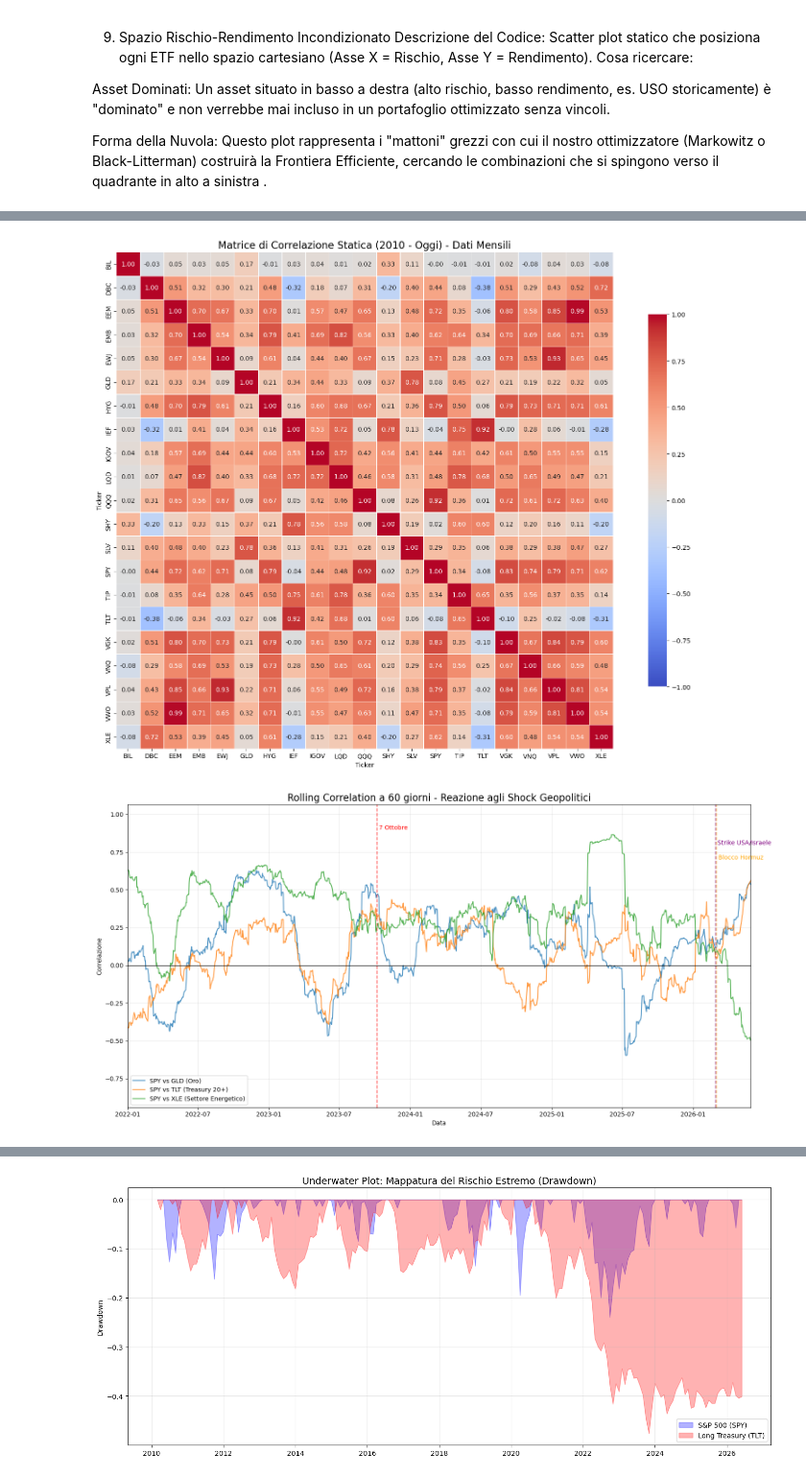
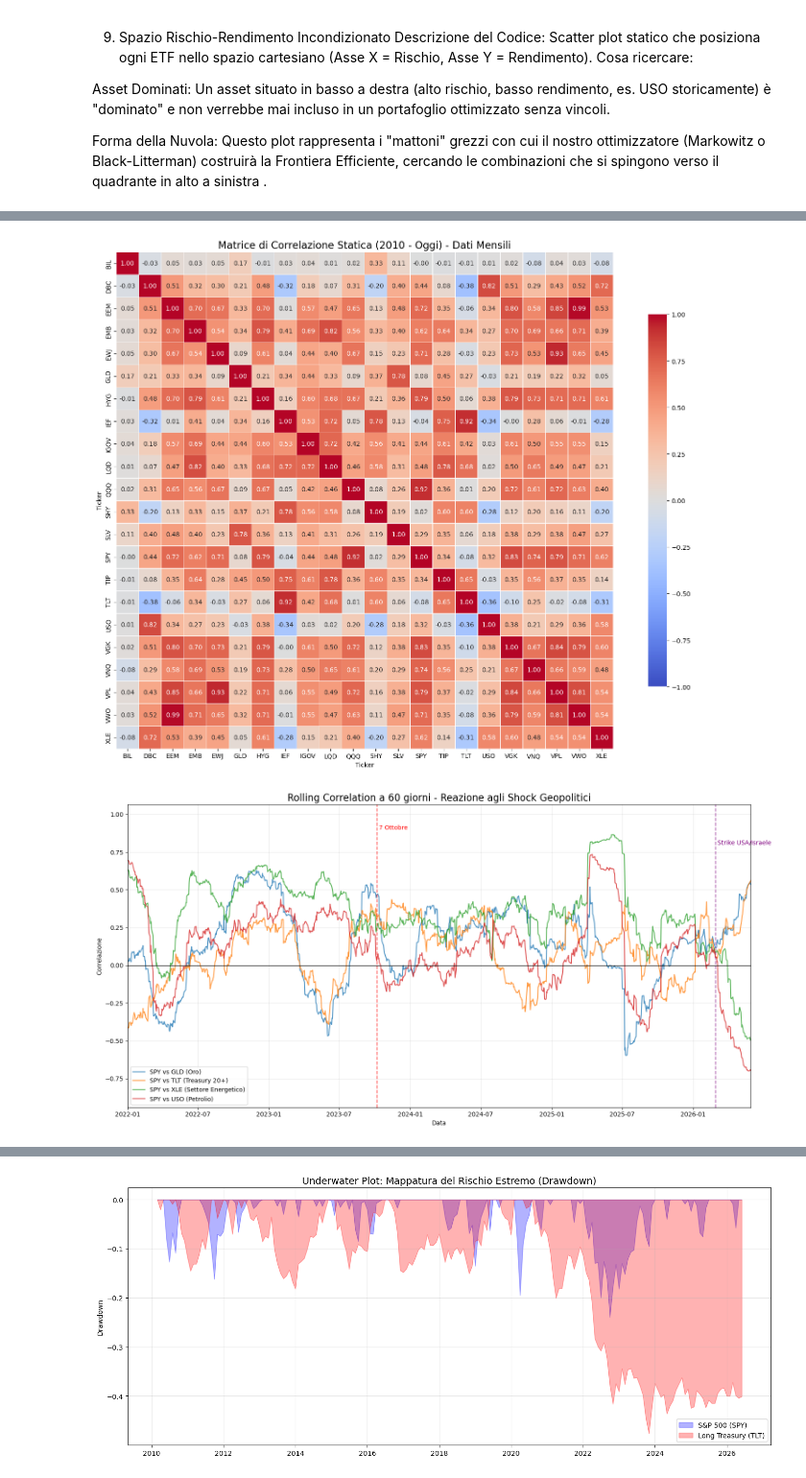
Before and after one commit to aronetommaso/Financial-Market-Analytics, a Jupyter notebook: initial_eda.ipynb, the cells around one changed output, grey strips where cells are left out. Shown at 96% size. Cells and saved outputs as stored; diff of their text form; code cells hidden in the pictures.

```diff
--- a/initial_eda.ipynb
+++ b/initial_eda.ipynb
@@ -17,7 +17,7 @@ etf_universe = {
     "TLT": "20+Y Treasury", "IGOV": "Intl Treasury", "EMB": "EM Bond USD",
     "LQD": "IG Corporate", "HYG": "High Yield", "GLD": "Gold",
     "SLV": "Silver", "DBC": "Broad Commodity", "XLE": "Energy Equity",
-    "TIP": "TIPS", "VNQ": "US REIT", "BIL": "T-Bill (Risk-Free)"
+    "TIP": "TIPS", "VNQ": "US REIT", "BIL": "T-Bill (Risk-Free)", "USO": "Oil"
 }
 
 tickers = list(etf_universe.keys())
@@ -173,7 +173,7 @@ plt.title("Matrice di Correlazione Statica (2010 - Oggi) - Dati Mensili", fontsi
 plt.tight_layout()
 plt.show()
 # %% [output]
-[figure, old version]
+[figure, new version]
 # %%
 # Cella 4: Regime Shift e Rolling Correlation (Dati Giornalieri)
 log_returns_daily = np.log(prices_daily / prices_daily.shift(1)).dropna(how="all")
@@ -184,35 +184,35 @@ rolling_corr_gld = log_returns_daily['SPY'].rolling(window=window).corr(log_retu
 rolling_corr_tlt = log_returns_daily['SPY'].rolling(window=window).corr(log_returns_daily['TLT'])
 # Utilizziamo XLE (Energy Equity) come proxy della reattività energetica
 rolling_corr_xle = log_returns_daily['SPY'].rolling(window=window).corr(log_returns_daily['XLE'])
+rolling_corr_uso = log_returns_daily['SPY'].rolling(window=window).corr(log_returns_daily['USO'])
 
 plt.figure(figsize=(16, 8))
 plt.plot(rolling_corr_gld, label='SPY vs GLD (Oro)', alpha=0.8, linewidth=1.5)
 plt.plot(rolling_corr_tlt, label='SPY vs TLT (Treasury 20+)', alpha=0.8, linewidth=1.5)
 plt.plot(rolling_corr_xle, label='SPY vs XLE (Settore Energetico)', alpha=0.8, linewidth=1.5)
+plt.plot(rolling_corr_uso, label='SPY vs USO (Petrolio)', alpha=0.8, linewidth=1.5)
 
 # Eventi geopolitici storici
 plt.axvline(pd.to_datetime('2023-10-07'), color='red', linestyle='--', alpha=0.6)
 plt.text(pd.to_datetime('2023-10-07'), 0.9, ' 7 Ottobre', color='red')
 
 # Nuove date relative alla Crisi di Hormuz del 2026
 plt.axvline(pd.to_datetime('2026-02-28'), color='purple', linestyle='--', alpha=0.6)
 plt.text(pd.to_datetime('2026-02-28'), 0.8, ' Strike USA/Israele', color='purple')
 
-plt.axvline(pd.to_datetime('2026-03-02'), color='orange', linestyle='--', alpha=0.6)
-plt.text(pd.to_datetime('2026-03-02'), 0.7, ' Blocco Hormuz', color='orange')
 
 plt.axhline(0, color='black', linestyle='-', linewidth=1)
 plt.title("Rolling Correlation a 60 giorni - Reazione agli Shock Geopolitici", fontsize=16)
 plt.xlabel("Data")
 plt.ylabel("Correlazione")
 plt.legend(loc='lower left')
 plt.grid(True, alpha=0.3)
 
 # Estendiamo l'asse x per includere i dati fino a oggi (Maggio 2026)
 plt.xlim(pd.to_datetime('2022-01-01'), log_returns_daily.index[-1])
 plt.tight_layout()
 plt.show()
 # %% [output]
-[figure, old version]
+[figure, new version]
 # %%
 # Cella 5: Cumulative Wealth Index (Base 100)
```
Also changed, not shown: parts of 5 cells of this notebook.
